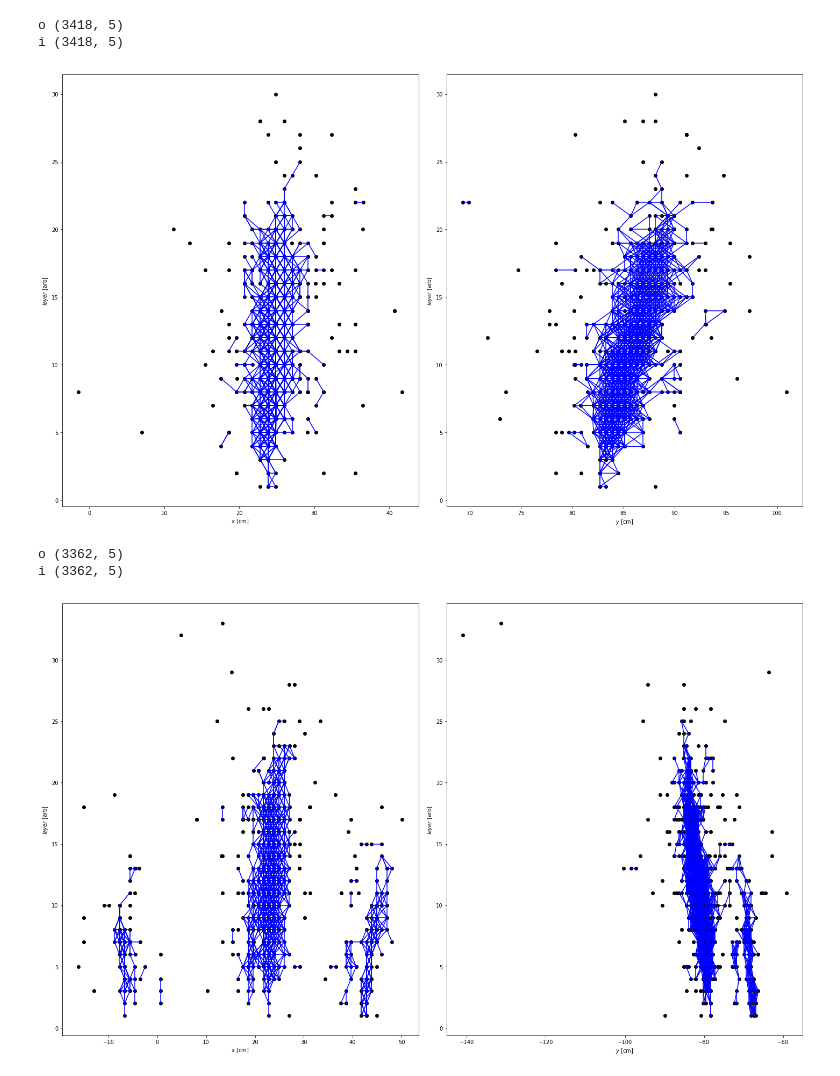
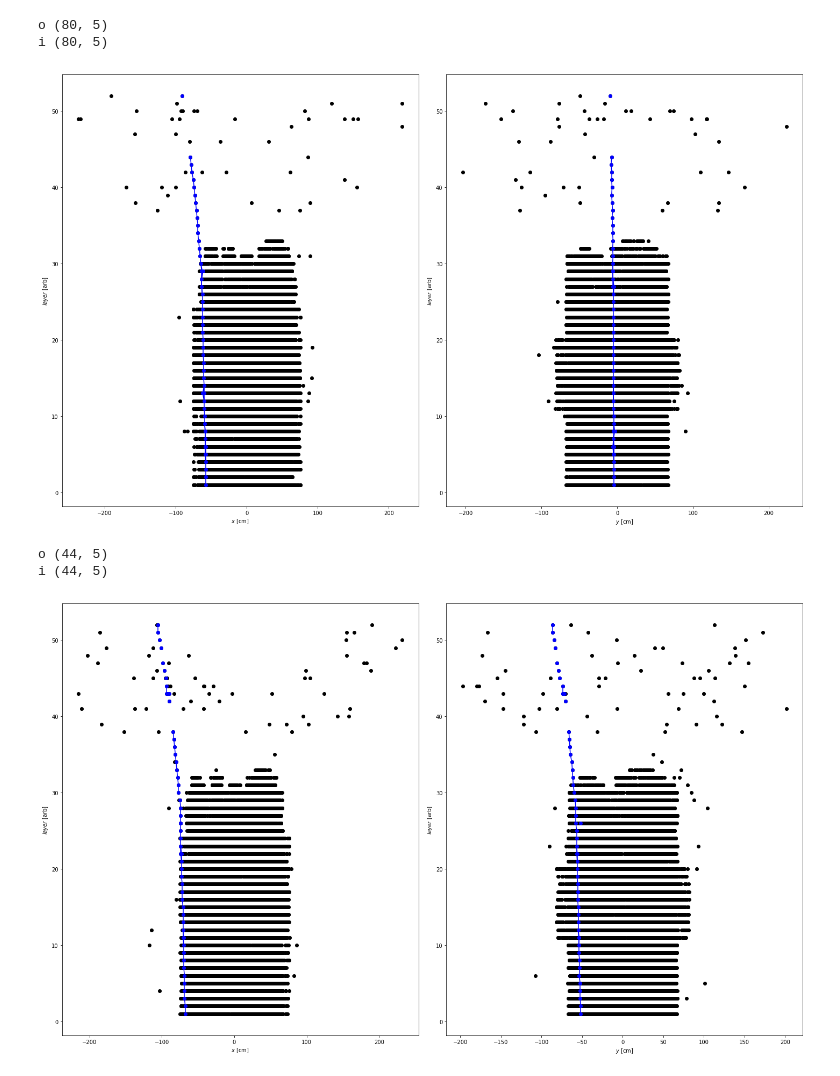
Before and after one commit to lgray/hgcal_ldrd, a Jupyter notebook: notebooks/graph_generation/make_graphs.ipynb, the cells around one changed output. Saved outputs shown, nothing was run; the diff lists cells and outputs as text; code cells hidden in the pictures.

```diff
--- a/notebooks/graph_generation/make_graphs.ipynb
+++ b/notebooks/graph_generation/make_graphs.ipynb
@@ -36,8 +38,11 @@ def draw_sample(X, Ri, Ro, cmap='bwr_r', alpha_labels=False,sim_list=None): # y,
         ax1.scatter(X[:,1], X[:,2], c='k')
         #ax2.scatter(X[:,0], X[:,1], X[:,2], c='k')
     else:
-        ax0.scatter(X[sim_list,0], X[sim_list,2], c='k')
-        ax1.scatter(X[sim_list,1], X[sim_list,2], c='k')
+        ax0.scatter(X[:,0], X[:,2], c='k')
+        ax1.scatter(X[:,1], X[:,2], c='k')
+        #ax2.scatter(X[:,0], X[:,1], X[:,2], c='k')
+        ax0.scatter(X[sim_list,0], X[sim_list,2], c='b')
+        ax1.scatter(X[sim_list,1], X[sim_list,2], c='b')
         #ax2.scatter(X[sim_list,0], X[sim_list,1], X[sim_list,2], c='k')
 
     # Draw the segments
@@ -59,32 +64,6 @@ def draw_sample(X, Ri, Ro, cmap='bwr_r', alpha_labels=False,sim_list=None): # y,
     ax0.set_ylabel('$layer$ [arb]')
     ax1.set_ylabel('$layer$ [arb]')
     plt.tight_layout()
-# %%
-from collections import namedtuple
-SparseGraph = namedtuple('SparseGraph',
-        ['X', 'Ri_rows', 'Ri_cols', 'Ro_rows', 'Ro_cols', 'y','simmatched'])
-
-def make_sparse_graph(X, Ri, Ro, y):
-    Ri_rows, Ri_cols = Ri.nonzero()
-    Ro_rows, Ro_cols = Ro.nonzero()
-    return SparseGraph(X, Ri_rows, Ri_cols, Ro_rows, Ro_cols, y)
-
-def save_graph(graph, filename):
-    """Write a single graph to an NPZ file archive"""
-    np.savez(filename, **graph._asdict())
-    #np.savez(filename, X=graph.X, Ri=graph.Ri, Ro=graph.Ro, y=graph.y)
-
-def save_graphs(graphs, filenames):
-    for graph, filename in zip(graphs, filenames):
-        save_graph(graph, filename)
-
-def load_graph(filename, graph_type=SparseGraph):
-    """Reade a single graph NPZ"""
-    with np.load(filename) as f:
-        return graph_type(**dict(f.items()))
-
-def load_graphs(filenames, graph_type=SparseGraph):
-    return [load_graph(f, graph_type) for f in filenames]
 # %%
 #example of generating a binary ground-truth adjacency matrix
 #for both endcaps in all events for all clusters
@@ -260,24 +239,26 @@ for ievt in range(rechit_z.size):
                         evt_neg_simhits)
     save_graph(graph, '%s_hgcal_graph_neg_evt%d.npz'%(outbase,ievt))
 # %%
-g1 = load_graph('partGun_PDGid22_x1000_E2.0To100.0_NTUP_10_hgcal_graph_neg_evt150.npz')
+g1 = load_graph('partGun_PDGid13_x2_E35.0To35.0_NTUP_1_hgcal_graph_neg_evt0.npz')
+#g1 = load_graph('partGun_PDGid13_x1000_Pt3.0To100.0_NTUP_1_hgcal_graph_neg_evt0.npz')
 
 draw_sample(g1.X,
             np.stack((g1.Ri_rows,g1.Ri_cols)).T,
             np.stack((g1.Ro_rows,g1.Ro_cols)).T,
             sim_list=g1.simmatched)
 # %% [output]
-o (3418, 5)
-i (3418, 5)
+o (80, 5)
+i (80, 5)
-[figure, old version]
+[figure, new version]
 # %%
-g2 = load_graph('partGun_PDGid22_x1000_E2.0To100.0_NTUP_10_hgcal_graph_pos_evt150.npz')
+g2 = load_graph('partGun_PDGid13_x2_E35.0To35.0_NTUP_1_hgcal_graph_neg_evt1.npz')
+#g2 = load_graph('partGun_PDGid13_x1000_Pt3.0To100.0_NTUP_1_hgcal_graph_neg_evt150.npz')
 
 draw_sample(g2.X,
             np.stack((g2.Ri_rows,g2.Ri_cols)).T,
             np.stack((g2.Ro_rows,g2.Ro_cols)).T,
             sim_list=g2.simmatched)
 # %% [output]
-o (3362, 5)
-i (3362, 5)
+o (44, 5)
+i (44, 5)
-[figure, old version]
+[figure, new version]
```
Also changed, not shown: parts of 1 cell of this notebook, 1 other file.
